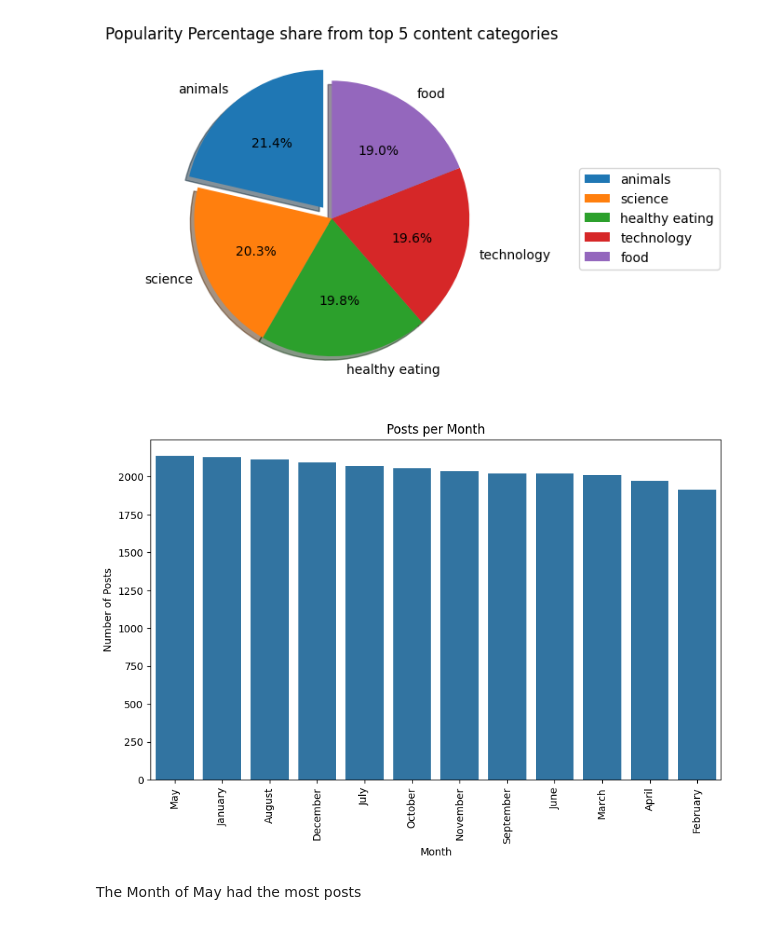
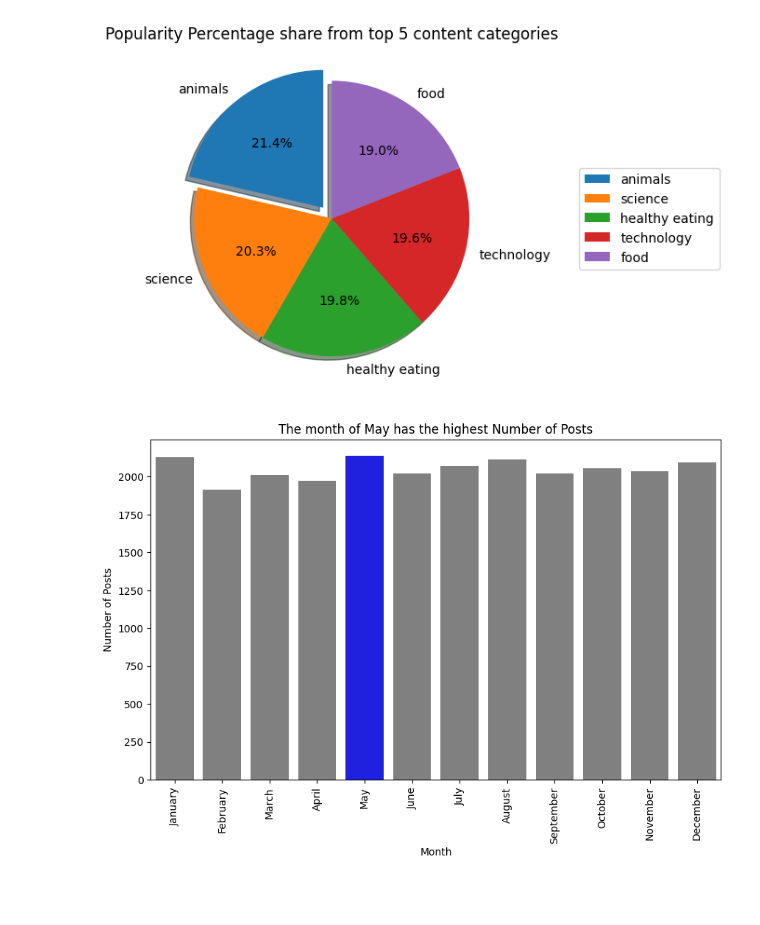
Before and after one commit to osareniho-oni/Data_Analysis_Projects, a Jupyter notebook: data_analytics.ipynb, the cells around one changed output. Saved outputs shown, nothing was run; the diff lists cells and outputs as text; code cells hidden in the pictures; blank space fills up the shorter version.

```diff
--- a/data_analytics.ipynb
+++ b/data_analytics.ipynb
@@ -273,3 +273,7 @@ df_final['Month'] = df_final['Datetime'].dt.month_name()
 
 # Save the Cleaned and modeled file
 df_final.to_csv("data/final_data_file.csv", index=False)
+# %%
+# Extract Day from 'Datetime' column
+df_final['Day'] = df_final['Datetime'].dt.strftime('%A')
+df_final['Day'].head()
@@ -361,7 +373,13 @@ The Total Reactions to animals posts is 1897
 # %% [markdown]
 #### The Month with the Most Posts
 # %%
-posts_per_month = df_final["Month"].value_counts()
-# .sort_values(ascending=False)
-posts_per_month
+posts_per_month = df_final["Month"].value_counts().sort_values(ascending=False)
+posts_per_month_reordered = posts_per_month.reindex(
+    ['January', 'February', 'March',
+     'April', 'May', 'June',
+     'July', 'August', 'September',
+     'October', 'November', 'December']
+).reset_index()
+posts_per_month_reordered.columns = ['Month', 'Value']
+posts_per_month_reordered.head()
 # %% [output]
@@ -454,13 +481,12 @@ plt.show()
 # %%
 # Create a bar plot
 fig, ax = plt.subplots(figsize=(10, 6))
-sns.countplot(data=df_final, x="Month", ax=ax, order=df_final["Month"].value_counts().sort_values(ascending=False).index)
+palette = ['blue' if month in posts_per_month.head(1).index else 'gray' for month in posts_per_month_reordered['Month'].values]
+sns.barplot(data=posts_per_month_reordered, x='Month', y='Value', ax=ax, palette=palette, hue='Month')
 ax.tick_params(axis='x', labelrotation=90)
 plt.xlabel('Month')
 plt.ylabel('Number of Posts')
-plt.title('Posts per Month');
+plt.title('The month of May has the highest Number of Posts');
 plt.show()
 # %% [output]
-[figure, old version]
+[figure, new version]
-# %% [markdown]
-The Month of May had the most posts
```
Also changed, not shown: parts of 10 cells of this notebook, 1 other file.
